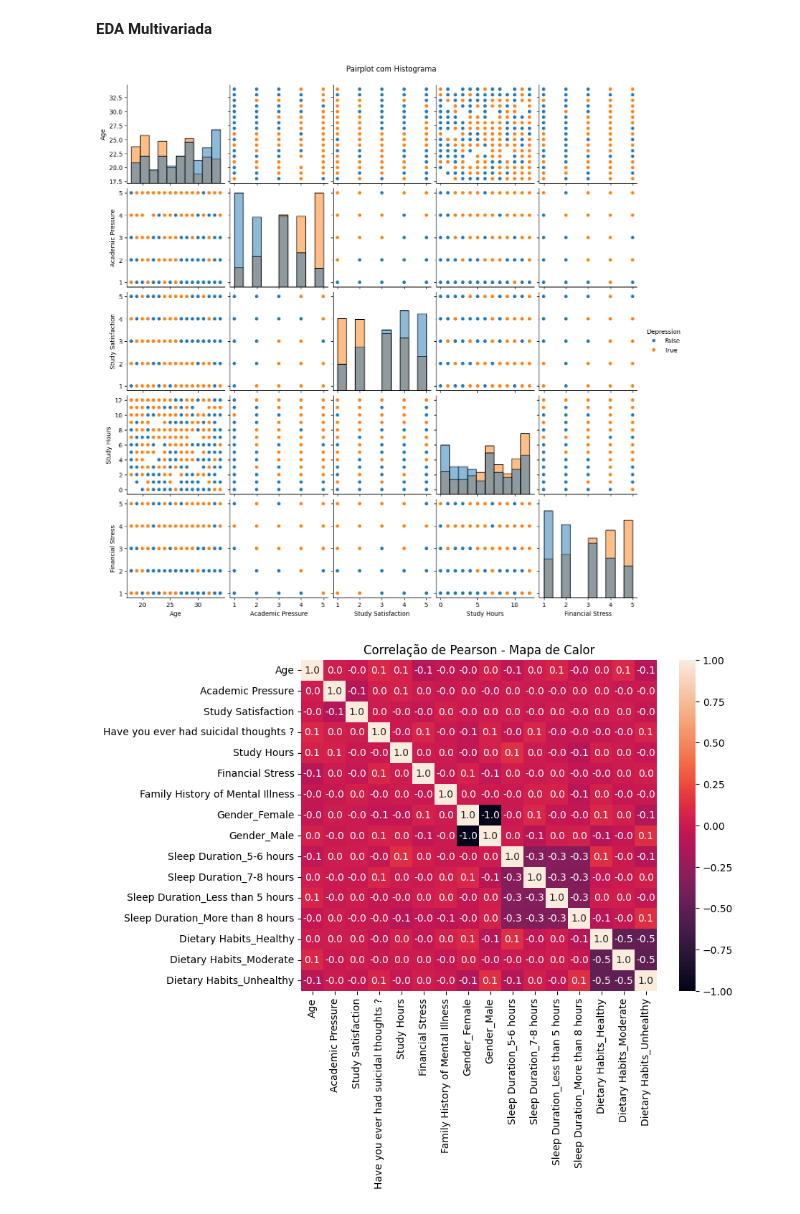
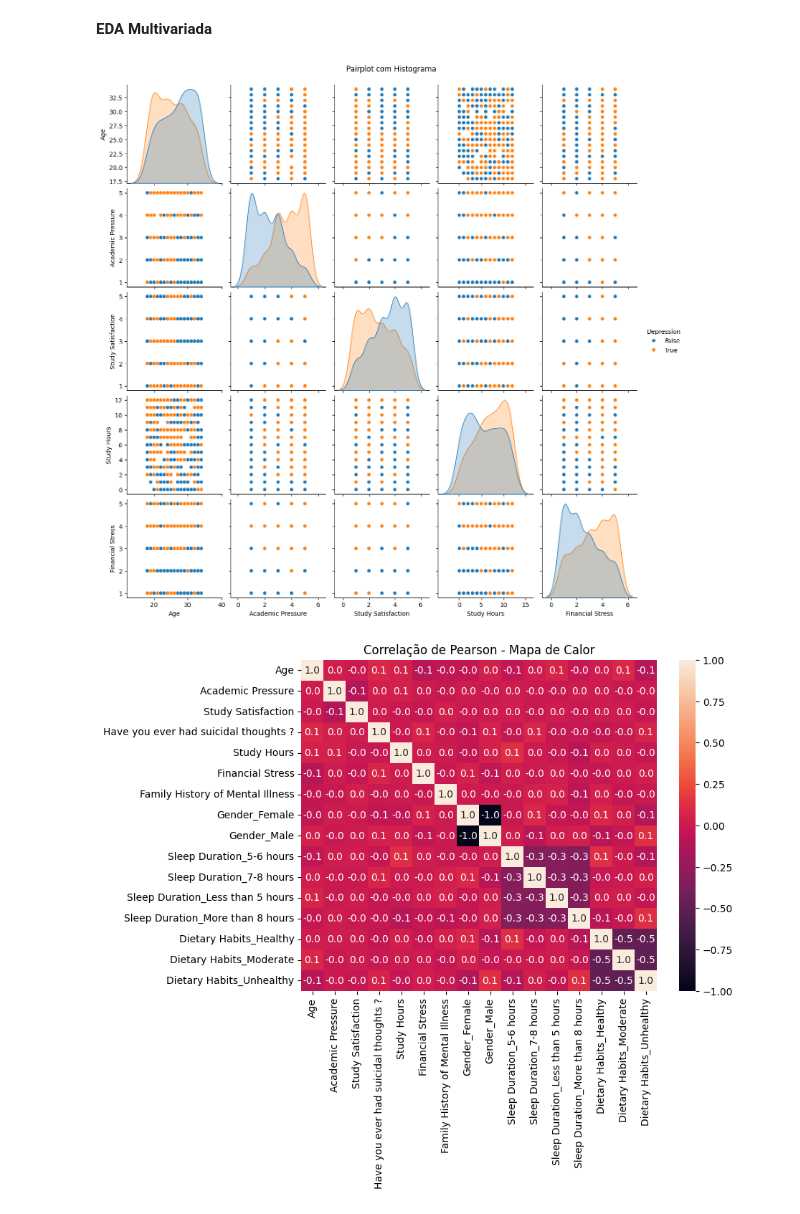
Before and after one commit to MrCostinha/CDE-AM, a Jupyter notebook: CDE_Projeto_Final_AM.ipynb, the cells around one changed output. Cells and saved outputs as stored; diff of their text form; code cells hidden in the pictures.

```diff
--- a/CDE_Projeto_Final_AM.ipynb
+++ b/CDE_Projeto_Final_AM.ipynb
@@ -266,15 +269,15 @@ for coluna in numericas:
 # %%
 pp_hist = sns.pairplot(
     depre,
     vars=X[numericas],
     hue='Depression',
-    diag_kind='hist'
+    diag_kind='kde'
 )
 plt.suptitle('Pairplot com Histograma', y=1.02)
-plt.savefig('pairplot_hist.png', bbox_inches='tight')
+plt.savefig('pairplot.png', bbox_inches='tight')
 plt.show()
 # %% [output]
-[figure, old version]
+[figure, new version]
 # %%
 correlacao = X.corr(method='pearson')
 
```
Also changed, not shown: parts of 11 cells of this notebook.
